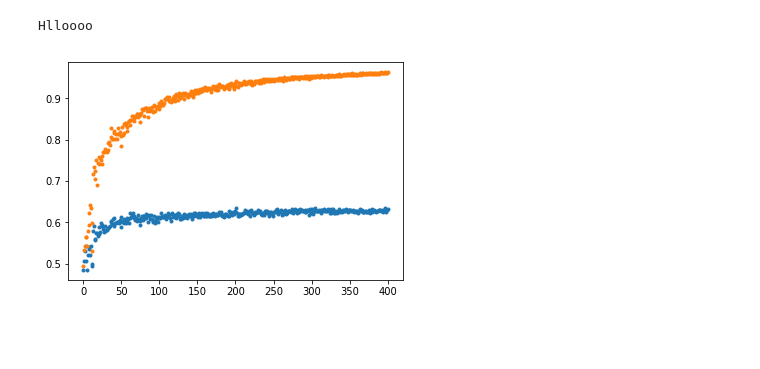
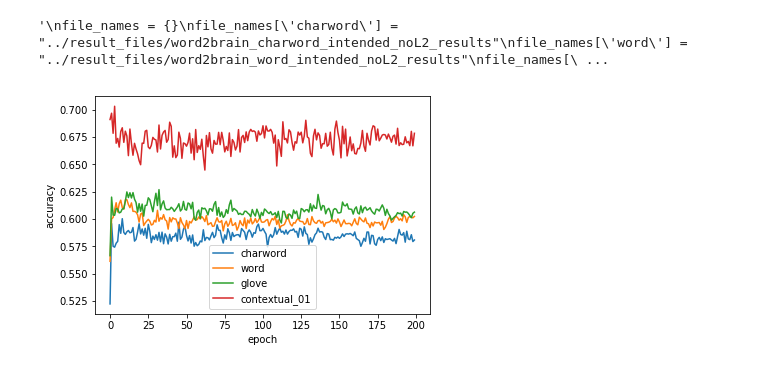
Before and after one commit to samiraabnar/SequentialNeuroSemantics, a Jupyter notebook: src/Plotting.ipynb, the cells around one changed output. Cells and saved outputs as stored; diff of their text form; code cells hidden in the pictures; blank space fills up the shorter version.

```diff
--- a/src/Plotting.ipynb
+++ b/src/Plotting.ipynb
@@ -1,24 +1,49 @@
 # %%
 import matplotlib.pyplot as plt
 import numpy as np
+# %%
+file_names = {}
+file_names['charword'] = "../result_files/word2brain_charword_intended_noL2_results"
+file_names['word'] = "../result_files/word2brain_word_intended_noL2_results"
+file_names['glove'] = "../result_files/word2brain_glove_intended_noL2_results"
+file_names['contextual_01'] = "../result_files/word2brain_contextual_01_primary_results"
+plot_name = "brain2word_concat_accuracy"
+
+"""
+file_names = {}
+file_names['charword'] = "../result_files/word2brain_charword_intended_noL2_results"
+file_names['word'] = "../result_files/word2brain_word_intended_noL2_results"
+file_names['glove'] = "../result_files/word2brain_glove_intended_noL2_results"
+file_names['contextual_01'] = "../result_files/word2brain_contextual_01_primary_results"
+plot_name = "brain2word_avg_accuracy"
+"""
+# %% [output]
+'\nfile_names = {}\nfile_names[\'charword\'] = "../result_files/word2brain_charword_intended_noL2_results"\nfile_names[\'word\'] = "../result_files/word2brain_word_intended_noL2_results"\nfile_names[\ ...
 # %%
 # Performance Plot
 
 #extract accuracies from the outputs:
 
 
-file_name = "../word2brain_glove_primary_results"
-with open(file_name,'r') as fin:
-    all_lines = fin.readlines()
+for key in file_names.keys():
+    file_name = file_names[key]
+    with open(file_name,'r') as fin:
+        all_lines = fin.readlines()
 
-c_accs = []
-e_accs = []
-for line in all_lines:
-    if line.startswith("binary accuracy:"):
-        parts = line.split()
-        c_accs.append(parts[2])
-        e_accs.append(parts[3])
+    c_accs = []
+    e_accs = []
+    for line in all_lines:
+        if line.startswith("binary accuracy:"):
+            parts = line.split()
+            c_accs.append(parts[2])
+            e_accs.append(parts[3])
+    test_indexes = np.arange(0,len(c_accs),2)
+    train_indexes = np.arange(1,len(c_accs),2)
 
-print("Hlloooo")
+    test_c_accs = np.asarray(c_accs)[test_indexes]
+    test_e_accs = np.asarray(e_accs)[test_indexes]
+
+    train_c_accs = np.asarray(c_accs)[train_indexes]
+    train_e_accs = np.asarray(e_accs)[train_indexes]
+
+    plt.plot(np.arange(len(test_c_accs)),test_c_accs, '-',label=key)
-# %% [output]
-Hlloooo
@@ -34,5 +50,8 @@ train_e_accs = np.asarray(e_accs)[train_indexes]
-# %%
-plt.plot(np.arange(len(test_c_accs)),test_c_accs, '.',np.arange(len(train_c_accs)),train_c_accs, '.')
-plt.show()
-# %% [output]
-[figure, removed]
+# %%
+plt.xlabel('epoch')
+plt.ylabel('accuracy')
+plt.legend()
+plt.savefig(plot_name, bbox_inches='tight')
+plt.show()
+# %% [output]
+[figure, added]
```
Also changed, not shown: parts of 3 cells of this notebook, 38 other files.
